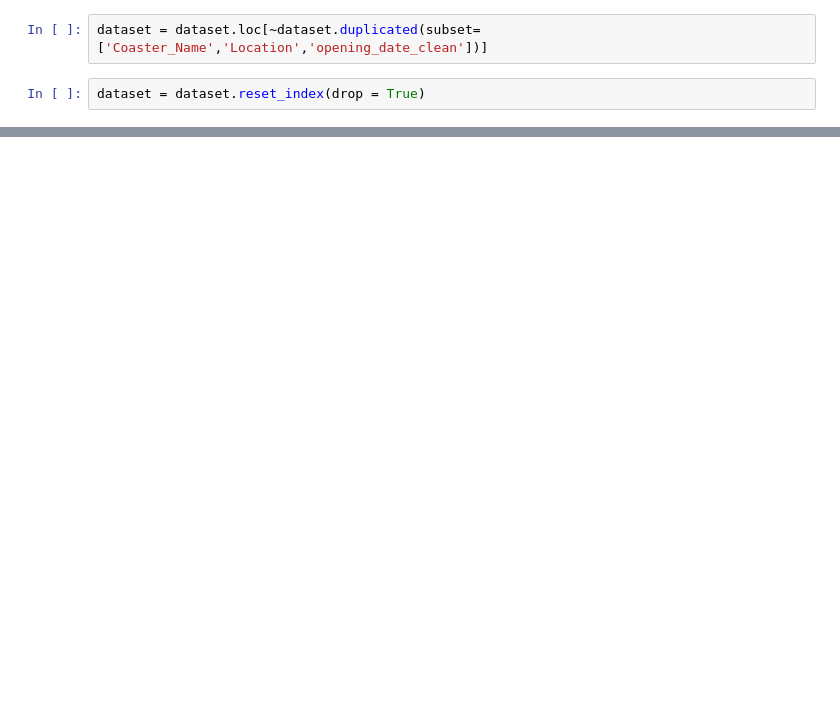
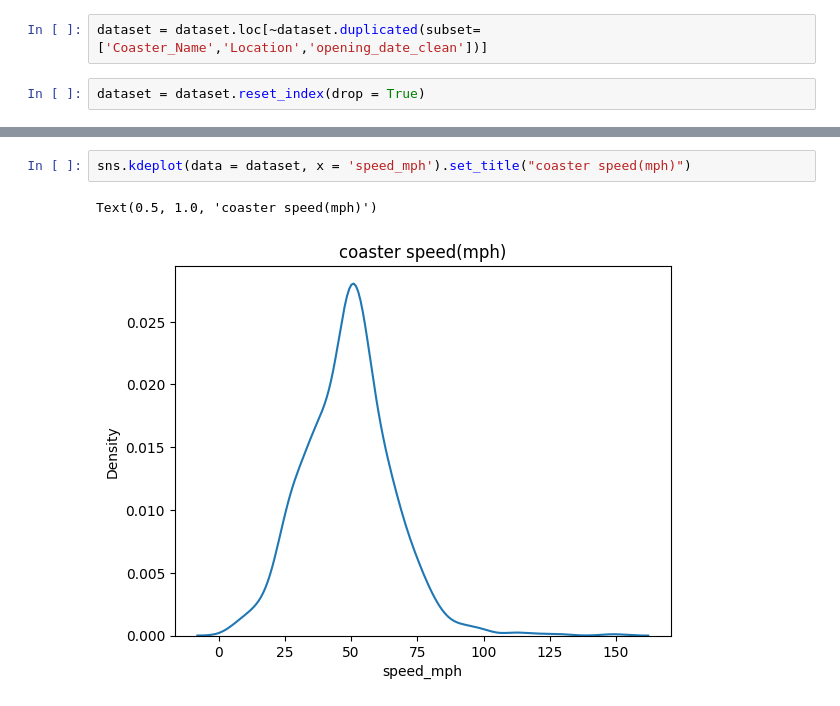
Before and after one commit to DHRUV-29-10-3/eda_4, a Jupyter notebook: eda_roller_coster.ipynb, the cells around one changed output, grey strips where cells are left out. Cells and saved outputs as stored; diff of their text form; blank space fills up the shorter version.

```diff
--- a/eda_roller_coster.ipynb
+++ b/eda_roller_coster.ipynb
@@ -215,0 +265,5 @@ dataset.head()
+# %%
+sns.kdeplot(data = dataset, x = 'speed_mph').set_title("coaster speed(mph)")
+# %% [output]
+Text(0.5, 1.0, 'coaster speed(mph)')
+[figure, added]
```
Also changed, not shown: parts of 16 cells of this notebook, 1 other file.
